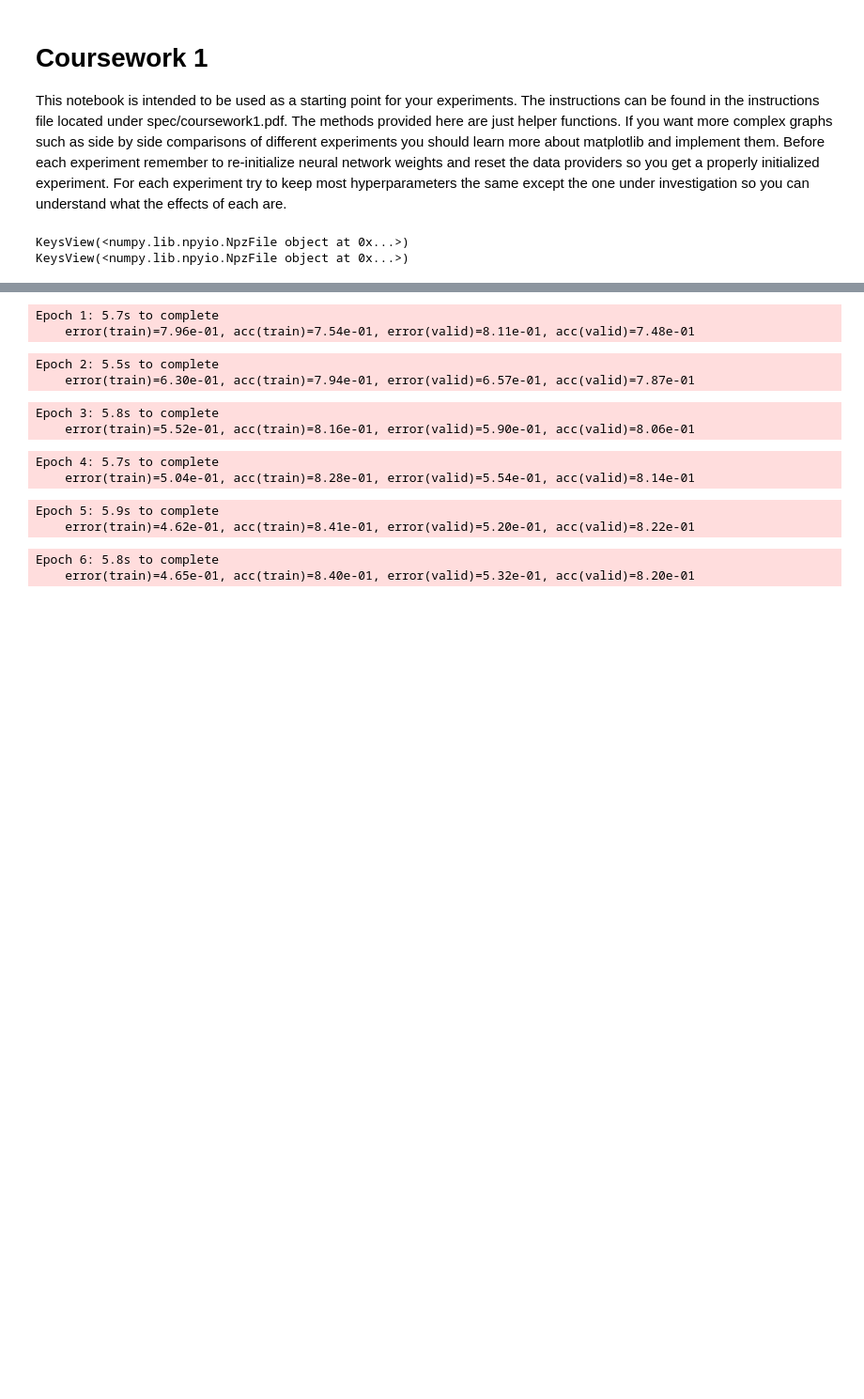
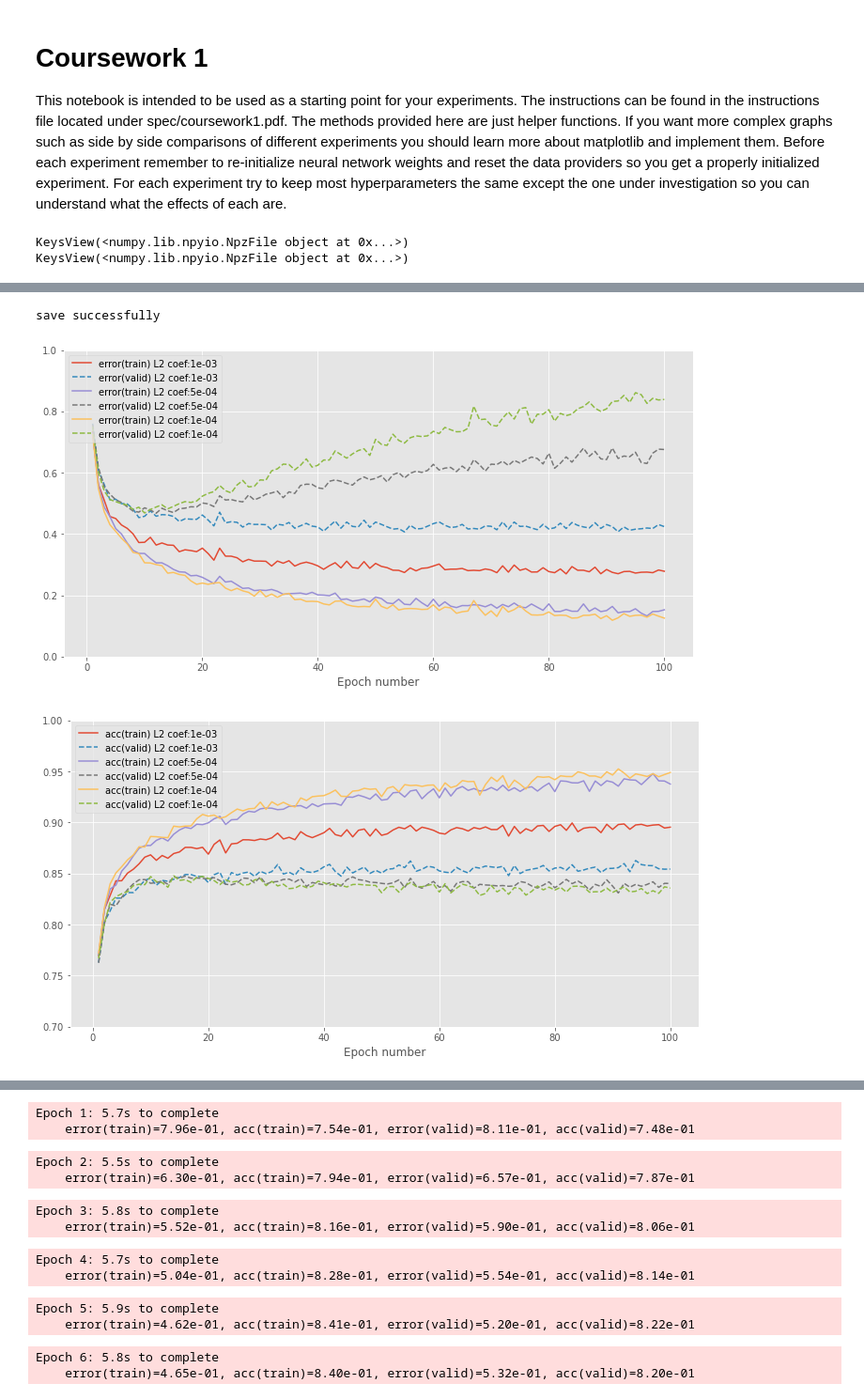
Before and after one commit to YutingGu/mlp_cw1_backup, a Jupyter notebook: notebooks/Coursework_1.ipynb, the cells around one changed output, grey strips where cells are left out. Shown at 94% size. Saved outputs shown, nothing was run; the diff lists cells and outputs as text; code cells hidden in the pictures; blank space fills up the shorter version.

```diff
--- a/notebooks/Coursework_1.ipynb
+++ b/notebooks/Coursework_1.ipynb
@@ -376,12 +423,13 @@ from mlp.penalties import L2Penalty
 num_epochs = 100
 stats_interval = 1
 input_dim, output_dim, hidden_dim = 784, 47, 128
-L2Penalty_coefficients = [0.0001/2, 0.00001]#[0.001, 0.001/2, 0.0001,
+L2Penalty_coefficients = [0.001, 0.001/2, 0.0001, 0.0001/2,]
 
 final_errors_train = []
 final_errors_valid = []
 final_accs_train = []
 final_accs_valid = []
+L2_all_stats = []
 for L2Penalty_coefficient in L2Penalty_coefficients:
     # Reset random number generator and data provider states on each run
     # to ensure reproducibility of results
@@ -415,6 +463,7 @@ for L2Penalty_coefficient in L2Penalty_coefficients:
     final_errors_valid.append(stats[-1, keys['error(valid)']])
     final_accs_train.append(stats[-1, keys['acc(train)']])
     final_accs_valid.append(stats[-1, keys['acc(valid)']])
+    L2_all_stats.append(stats)
 
     # Add figure title
     fig_1.suptitle('Error: 128 units, 3 hidden layers, {} L2penalty coef'.format(L2Penalty_coefficient))
@@ -467,4 +516,48 @@ Epoch 12: 5.8s to complete
 ... (54 outputs left out)
+# %%
+save_data(L2_all_stats,'stats/L2.npy')
+# %% [output]
+save successfully
+# %%
+linestyle = ['-','--']
+
+fig_3 = plt.figure(figsize=(12, 6))
+ax_3 = fig_3.add_subplot(111)
+ax_3.set_ylim([0.0,1.0])
+j = 0
+for stats in all_stats[1:]:
+    i = 0
+    for k in ['error(train)', 'error(valid)']:
+        label = k + ' L2 coef:{0:.0e}'.format(L2Penalty_coefficients[j])
+        ax_3.plot(np.arange(1, stats.shape[0]) * stats_interval,
+                  stats[1:, keys[k]], label=label,
+                 ls = linestyle[i])
+        i += 1
+    j += 1
+ax_3.legend(loc=0)
+ax_3.set_xlabel('Epoch number')
+
+fig_4 = plt.figure(figsize=(12, 6))
+ax_4 = fig_4.add_subplot(111)
+ax_4.set_ylim([0.7,1.0])
+j = 0
+for stats in all_stats[1:]:
+    i = 0
+    for k in ['acc(train)', 'acc(valid)']:
+        label = k + ' L2 coef:{0:.0e}'.format(L2Penalty_coefficients[j])
+        ax_4.plot(np.arange(1, stats.shape[0]) * stats_interval,
+                  stats[1:, keys[k]], label=label,
+                ls = linestyle[i])
+        i += 1
+    j += 1
+ax_4.legend(loc=0)
+ax_4.set_xlabel('Epoch number')
+
+fig_3.savefig('plots/L2(Err).pdf')
+fig_4.savefig('plots/L2(Acc).pdf')
+# %% [output]
+[figure, added]
+[figure, added]
 # %%
 # 128 ReLU hidden units
 # 100 epoch
```
Also changed, not shown: parts of 5 cells of this notebook, 24 other files.
